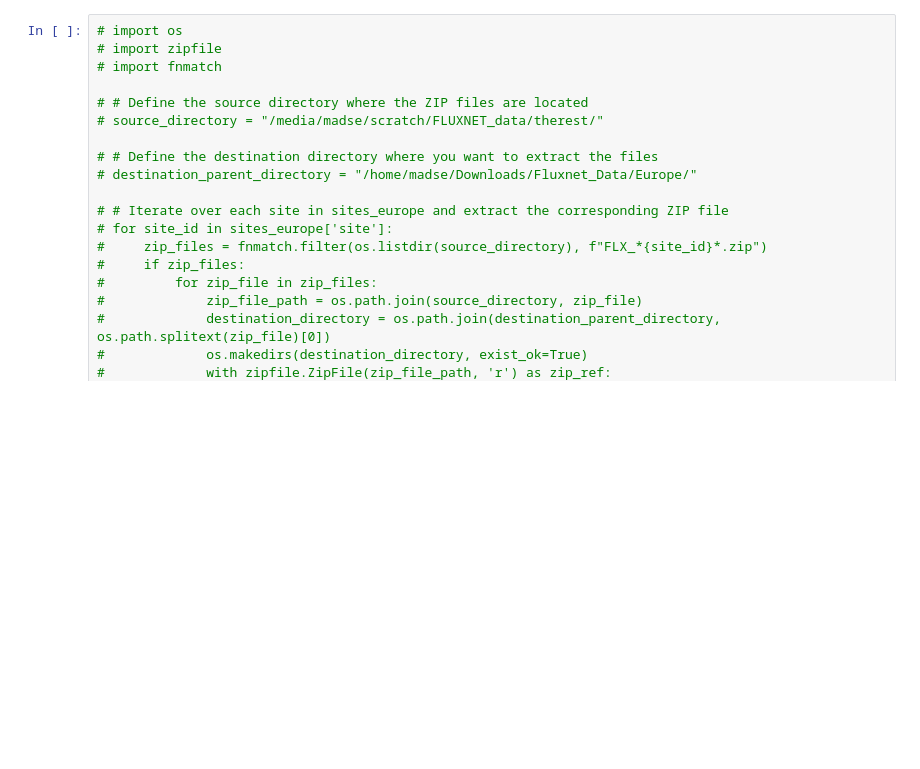
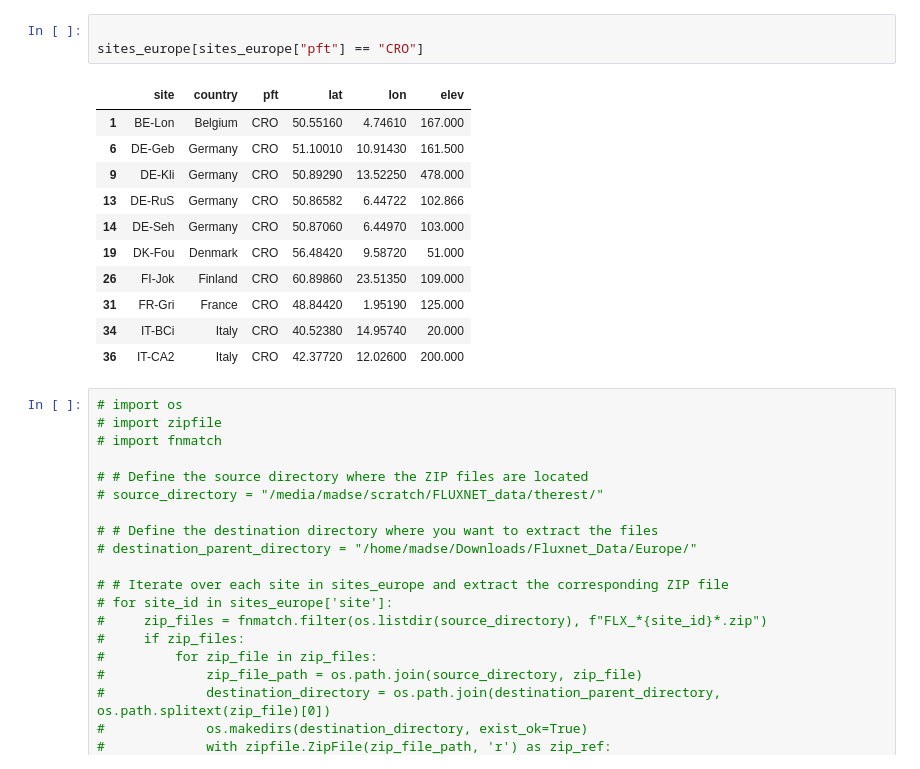
Before and after one commit to mareitzef/VPRM_tools, a Jupyter notebook: filter_alps_and_europe.ipynb, the cells around one changed output. Saved outputs shown, nothing was run; the diff lists cells and outputs as text; blank space fills up the shorter version.

```diff
--- a/filter_alps_and_europe.ipynb
+++ b/filter_alps_and_europe.ipynb
@@ -62,3 +61,18 @@ sites_alps
+# %%
+
+sites_europe[sites_europe["pft"] == "CRO"]
+# %% [output]
+|  | site | country | pft | lat | lon | elev |
+| 1 | BE-Lon | Belgium | CRO | 50.55160 | 4.74610 | 167.000 |
+| 6 | DE-Geb | Germany | CRO | 51.10010 | 10.91430 | 161.500 |
+| 9 | DE-Kli | Germany | CRO | 50.89290 | 13.52250 | 478.000 |
+| 13 | DE-RuS | Germany | CRO | 50.86582 | 6.44722 | 102.866 |
+| 14 | DE-Seh | Germany | CRO | 50.87060 | 6.44970 | 103.000 |
+| 19 | DK-Fou | Denmark | CRO | 56.48420 | 9.58720 | 51.000 |
+| 26 | FI-Jok | Finland | CRO | 60.89860 | 23.51350 | 109.000 |
+| 31 | FR-Gri | France | CRO | 48.84420 | 1.95190 | 125.000 |
+| 34 | IT-BCi | Italy | CRO | 40.52380 | 14.95740 | 20.000 |
+| 36 | IT-CA2 | Italy | CRO | 42.37720 | 12.02600 | 200.000 |
 # %%
 # import os
 # import zipfile
```
Also changed, not shown: parts of 1 cell of this notebook, 7 other files.
